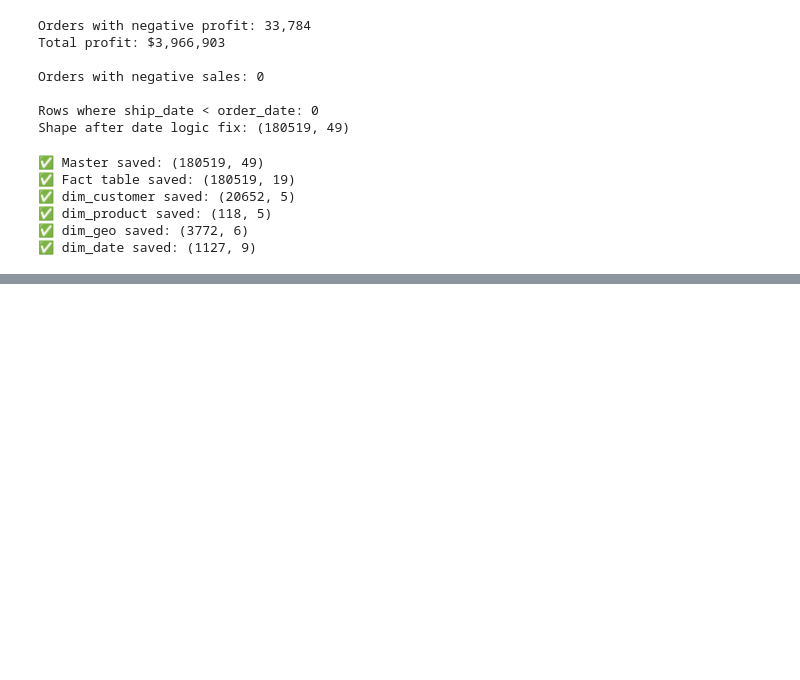
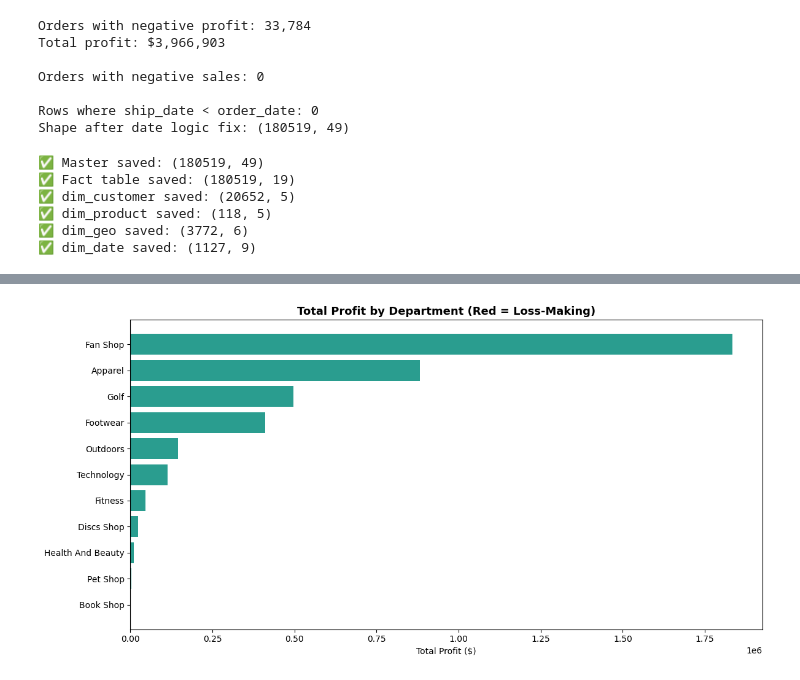
Before and after one commit to bhuvancw/supply-chain-analytics, a Jupyter notebook: notebooks/01_cleaning_eda.ipynb, the cells around one changed output, grey strips where cells are left out. Drawn from its saved outputs; the diff is of its cells as text; code cells hidden in the pictures; blank space fills up the shorter version.

```diff
--- a/notebooks/01_cleaning_eda.ipynb
+++ b/notebooks/01_cleaning_eda.ipynb
@@ -350,0 +379,22 @@ print(f"✅ dim_date saved: {dim_date.shape}")
+# %%
+# EDA: Which departments are profitable vs loss-making?
+
+dept_profit = df.groupby('department_name')['order_profit_per_order'].sum().sort_values().reset_index()
+
+colors = ['#E63946' if x < 0 else '#2A9D8F' for x in dept_profit['order_profit_per_order']]
+
+plt.figure(figsize = (12,6))
+bars = plt.barh(
+    dept_profit['department_name'],
+    dept_profit['order_profit_per_order'],
+    color = colors
+)
+
+plt.axvline(0, color = 'black', linewidth = 0.8)
+plt.title('Total Profit by Department (Red = Loss-Making)', fontsize = 13, fontweight = 'bold')
+plt.xlabel('Total Profit ($)')
+plt.tight_layout()
+plt.savefig('../docs/eda_dept_profit.png', dpi=150, bbox_inches='tight')
+plt.show()
+# %% [output]
+[figure, added]
```
Also changed, not shown: parts of 3 cells of this notebook, 9 other files.
